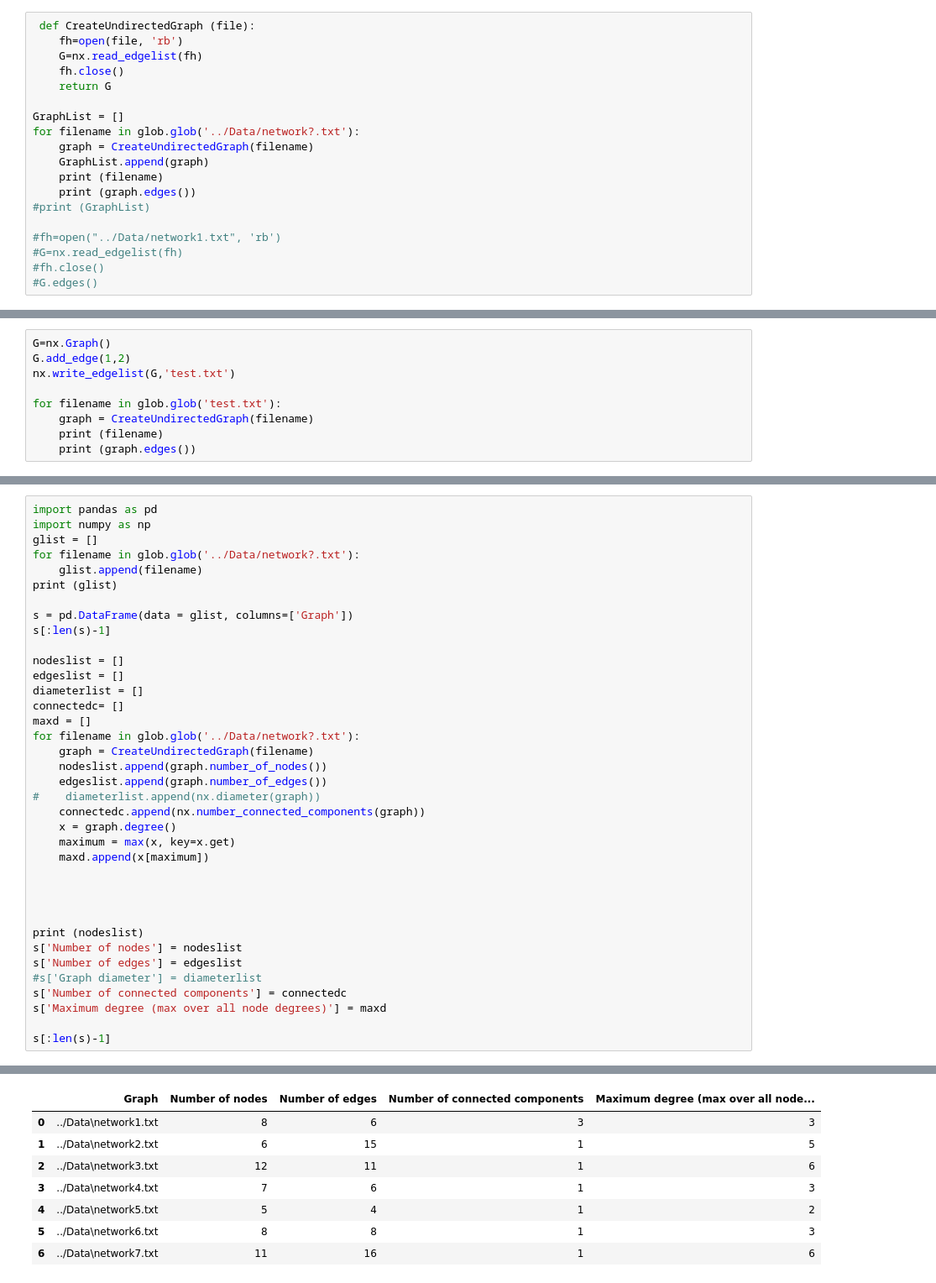
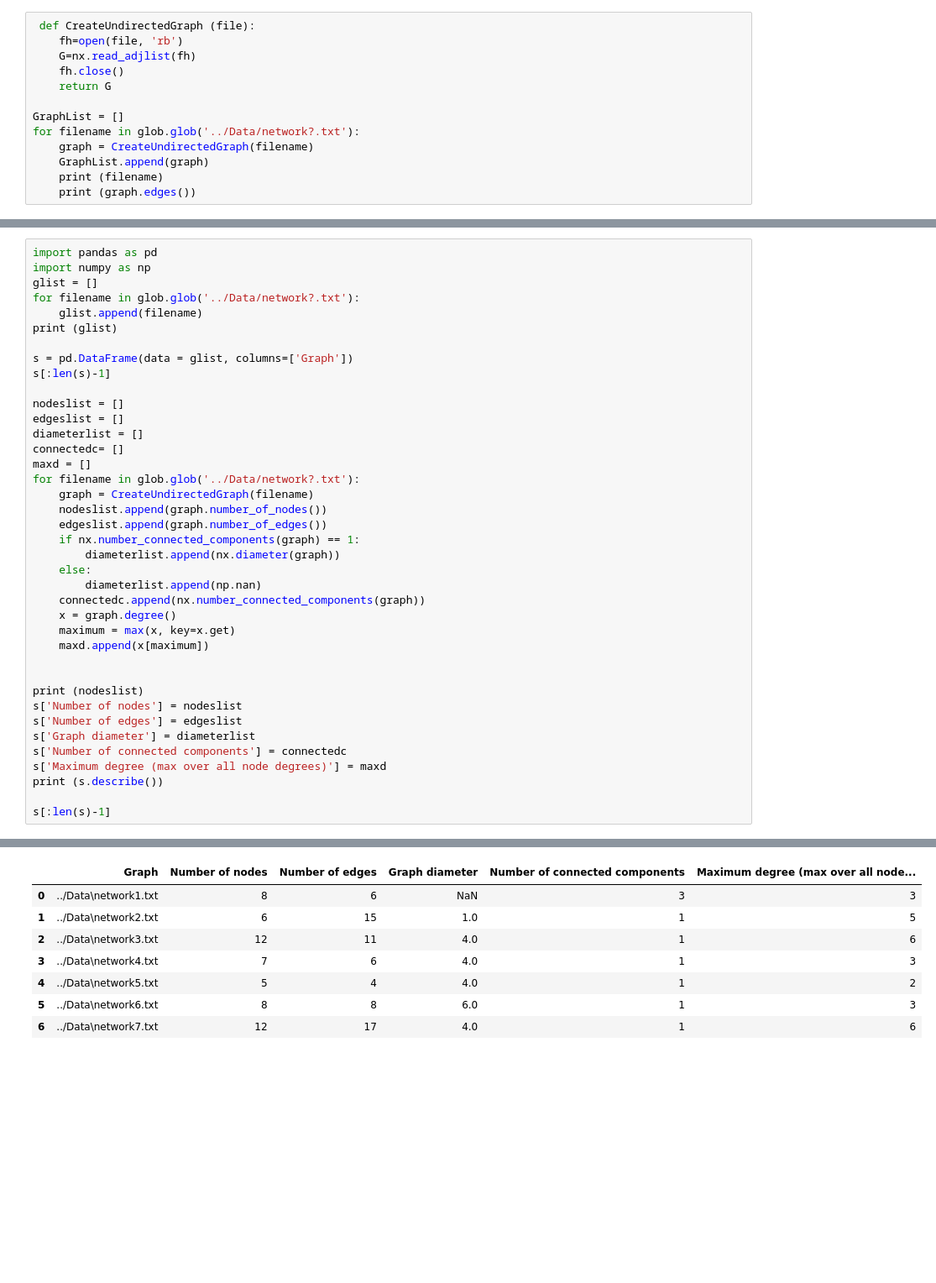
Before and after one commit to gitter-lab/network-notebook-examples, a Jupyter notebook: exercises/explore_networks.ipynb, the cells around one changed output, grey strips where cells are left out. Shown at 84% size. Saved outputs shown, nothing was run; the diff lists cells and outputs as text; blank space fills up the shorter version.

```diff
--- a/exercises/explore_networks.ipynb
+++ b/exercises/explore_networks.ipynb
@@ -28,7 +30,7 @@ Next, iterate through the list of files and create a list of Graphs.  It will be
 # %%
  def CreateUndirectedGraph (file):
     fh=open(file, 'rb')
-    G=nx.read_edgelist(fh)
+    G=nx.read_adjlist(fh)
     fh.close()
     return G
 
@@ -38,11 +40,5 @@ for filename in glob.glob('../Data/network?.txt'):
     GraphList.append(graph)
     print (filename)
     print (graph.edges())
-#print (GraphList)
-
-#fh=open("../Data/network1.txt", 'rb')
-#G=nx.read_edgelist(fh)
-#fh.close()
-#G.edges()
 # %% [output]
 ../Data\network1.txt
@@ -207,9 +190,0 @@ plt.show()
-# %%
-G=nx.Graph()
-G.add_edge(1,2)
-nx.write_edgelist(G,'test.txt')
-
-for filename in glob.glob('test.txt'):
-    graph = CreateUndirectedGraph(filename)
-    print (filename)
-    print (graph.edges())
@@ -359,21 +277,23 @@ for filename in glob.glob('../Data/network?.txt'):
     graph = CreateUndirectedGraph(filename)
     nodeslist.append(graph.number_of_nodes())
     edgeslist.append(graph.number_of_edges())
-#    diameterlist.append(nx.diameter(graph))
+    if nx.number_connected_components(graph) == 1:
+        diameterlist.append(nx.diameter(graph))
+    else:
+        diameterlist.append(np.nan)
     connectedc.append(nx.number_connected_components(graph))
     x = graph.degree()
     maximum = max(x, key=x.get)
     maxd.append(x[maximum])
 
 
-
-
 print (nodeslist)
 s['Number of nodes'] = nodeslist
 s['Number of edges'] = edgeslist
-#s['Graph diameter'] = diameterlist
+s['Graph diameter'] = diameterlist
 s['Number of connected components'] = connectedc
 s['Maximum degree (max over all node degrees)'] = maxd
+print (s.describe())
 
 s[:len(s)-1]
 # %% [output]
@@ -382,8 +317,8 @@ s[:len(s)-1]
-|  | Graph | Number of nodes | Number of edges | Number of connected components | Maximum degree (max over all node... |
-| 0 | ../Data\network1.txt | 8 | 6 | 3 | 3 |
-| 1 | ../Data\network2.txt | 6 | 15 | 1 | 5 |
-| 2 | ../Data\network3.txt | 12 | 11 | 1 | 6 |
-| 3 | ../Data\network4.txt | 7 | 6 | 1 | 3 |
-| 4 | ../Data\network5.txt | 5 | 4 | 1 | 2 |
-| 5 | ../Data\network6.txt | 8 | 8 | 1 | 3 |
-| 6 | ../Data\network7.txt | 11 | 16 | 1 | 6 |
+|  | Graph | Number of nodes | Number of edges | Graph diameter | Number of connected components | Maximum degree (max over all node... |
+| 0 | ../Data\network1.txt | 8 | 6 | NaN | 3 | 3 |
+| 1 | ../Data\network2.txt | 6 | 15 | 1.0 | 1 | 5 |
+| 2 | ../Data\network3.txt | 12 | 11 | 4.0 | 1 | 6 |
+| 3 | ../Data\network4.txt | 7 | 6 | 4.0 | 1 | 3 |
+| 4 | ../Data\network5.txt | 5 | 4 | 4.0 | 1 | 2 |
+| 5 | ../Data\network6.txt | 8 | 8 | 6.0 | 1 | 3 |
+| 6 | ../Data\network7.txt | 12 | 17 | 4.0 | 1 | 6 |
```
Also changed, not shown: parts of 15 cells of this notebook, 8 other files.
